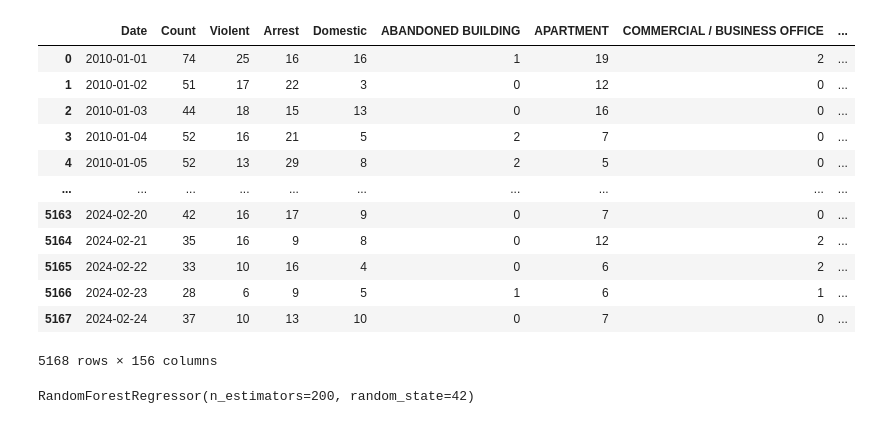
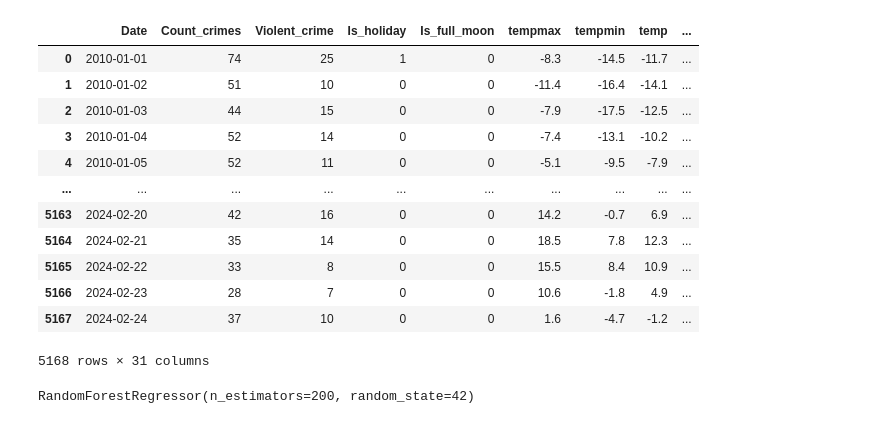
Before and after one commit to SamLeeBYU/ChicagoCrimes, a Jupyter notebook: Jeffry/testing_random_forest.ipynb, the cells around one changed output. Drawn from its saved outputs; the diff is of its cells as text; code cells hidden in the pictures.

```diff
--- a/Jeffry/testing_random_forest.ipynb
+++ b/Jeffry/testing_random_forest.ipynb
@@ -7,19 +7,20 @@ from sklearn.metrics import mean_absolute_error, mean_squared_error, r2_score
 from sklearn.model_selection import GridSearchCV
 from sklearn.ensemble import RandomForestRegressor
 # %%
-data = pd.read_csv("crimes_count.csv")
+#data = pd.read_csv("crimes_count.csv")
+data = pd.read_csv("merged_data.csv")
 data
 # %% [output]
-|  | Date | Count | Violent | Arrest | Domestic | ABANDONED BUILDING | APARTMENT | COMMERCIAL / BUSINESS OFFICE | ... |
-| 0 | 2010-01-01 | 74 | 25 | 16 | 16 | 1 | 19 | 2 | ... |
-| 1 | 2010-01-02 | 51 | 17 | 22 | 3 | 0 | 12 | 0 | ... |
-| 2 | 2010-01-03 | 44 | 18 | 15 | 13 | 0 | 16 | 0 | ... |
-| 3 | 2010-01-04 | 52 | 16 | 21 | 5 | 2 | 7 | 0 | ... |
-| 4 | 2010-01-05 | 52 | 13 | 29 | 8 | 2 | 5 | 0 | ... |
+|  | Date | Count_crimes | Violent_crime | Is_holiday | Is_full_moon | tempmax | tempmin | temp | ... |
+| 0 | 2010-01-01 | 74 | 25 | 1 | 0 | -8.3 | -14.5 | -11.7 | ... |
+| 1 | 2010-01-02 | 51 | 10 | 0 | 0 | -11.4 | -16.4 | -14.1 | ... |
+| 2 | 2010-01-03 | 44 | 15 | 0 | 0 | -7.9 | -17.5 | -12.5 | ... |
+| 3 | 2010-01-04 | 52 | 14 | 0 | 0 | -7.4 | -13.1 | -10.2 | ... |
+| 4 | 2010-01-05 | 52 | 11 | 0 | 0 | -5.1 | -9.5 | -7.9 | ... |
 | ... | ... | ... | ... | ... | ... | ... | ... | ... | ... |
-| 5163 | 2024-02-20 | 42 | 16 | 17 | 9 | 0 | 7 | 0 | ... |
-| 5164 | 2024-02-21 | 35 | 16 | 9 | 8 | 0 | 12 | 2 | ... |
-| 5165 | 2024-02-22 | 33 | 10 | 16 | 4 | 0 | 6 | 2 | ... |
-| 5166 | 2024-02-23 | 28 | 6 | 9 | 5 | 1 | 6 | 1 | ... |
-| 5167 | 2024-02-24 | 37 | 10 | 13 | 10 | 0 | 7 | 0 | ... |
+| 5163 | 2024-02-20 | 42 | 16 | 0 | 0 | 14.2 | -0.7 | 6.9 | ... |
+| 5164 | 2024-02-21 | 35 | 14 | 0 | 0 | 18.5 | 7.8 | 12.3 | ... |
+| 5165 | 2024-02-22 | 33 | 8 | 0 | 0 | 15.5 | 8.4 | 10.9 | ... |
+| 5166 | 2024-02-23 | 28 | 7 | 0 | 0 | 10.6 | -1.8 | 4.9 | ... |
+| 5167 | 2024-02-24 | 37 | 10 | 0 | 0 | 1.6 | -4.7 | -1.2 | ... |
-5168 rows × 156 columns
+5168 rows × 31 columns
```
Also changed, not shown: parts of 5 cells of this notebook.
